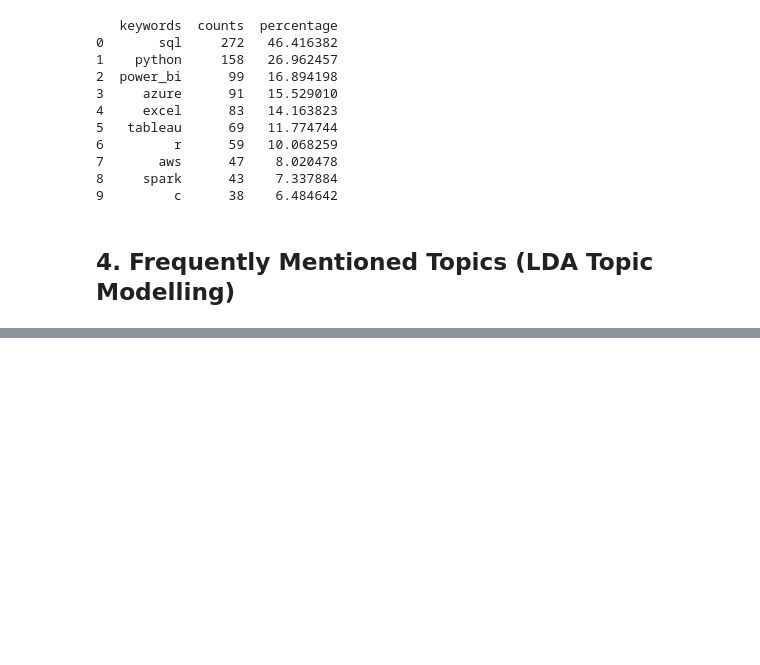
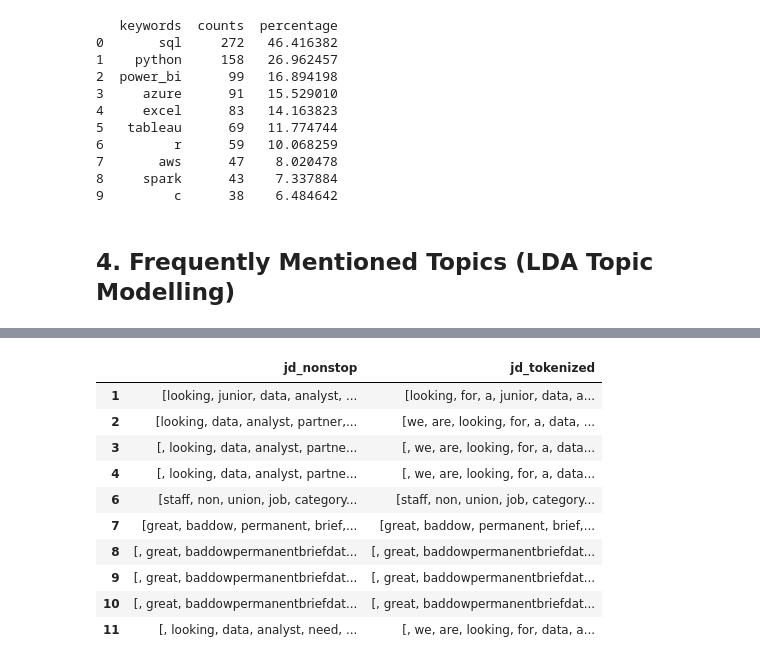
Before and after one commit to xuehaozhang/EntryLevelDA, a Jupyter notebook: EntryLevelDA.ipynb, the cells around one changed output, grey strips where cells are left out. Cells and saved outputs as stored; diff of their text form; code cells hidden in the pictures; blank space fills up the shorter version.

```diff
--- a/EntryLevelDA.ipynb
+++ b/EntryLevelDA.ipynb
@@ -183,0 +262,16 @@ filtered_keywords(jobs_all, keywords, title="Top Tools for Data Analysts")
+# %%
+jobs_all['jd_nonstop'] = jobs_all['jd_tokenized'].apply(lambda x: remove_stopwords(x))
+jobs_all.head(10)
+jobs_all[['jd_nonstop','jd_tokenized']].head(10)
+# %% [output]
+|  | jd_nonstop | jd_tokenized |
+| 1 | [looking, junior, data, analyst, ... | [looking, for, a, junior, data, a... |
+| 2 | [looking, data, analyst, partner,... | [we, are, looking, for, a, data, ... |
+| 3 | [, looking, data, analyst, partne... | [, we, are, looking, for, a, data... |
+| 4 | [, looking, data, analyst, partne... | [, we, are, looking, for, a, data... |
+| 6 | [staff, non, union, job, category... | [staff, non, union, job, category... |
+| 7 | [great, baddow, permanent, brief,... | [great, baddow, permanent, brief,... |
+| 8 | [, great, baddowpermanentbriefdat... | [, great, baddowpermanentbriefdat... |
+| 9 | [, great, baddowpermanentbriefdat... | [, great, baddowpermanentbriefdat... |
+| 10 | [, great, baddowpermanentbriefdat... | [, great, baddowpermanentbriefdat... |
+| 11 | [, looking, data, analyst, need, ... | [, we, are, looking, for, data, a... |
```
Also changed, not shown: parts of 21 cells of this notebook.
